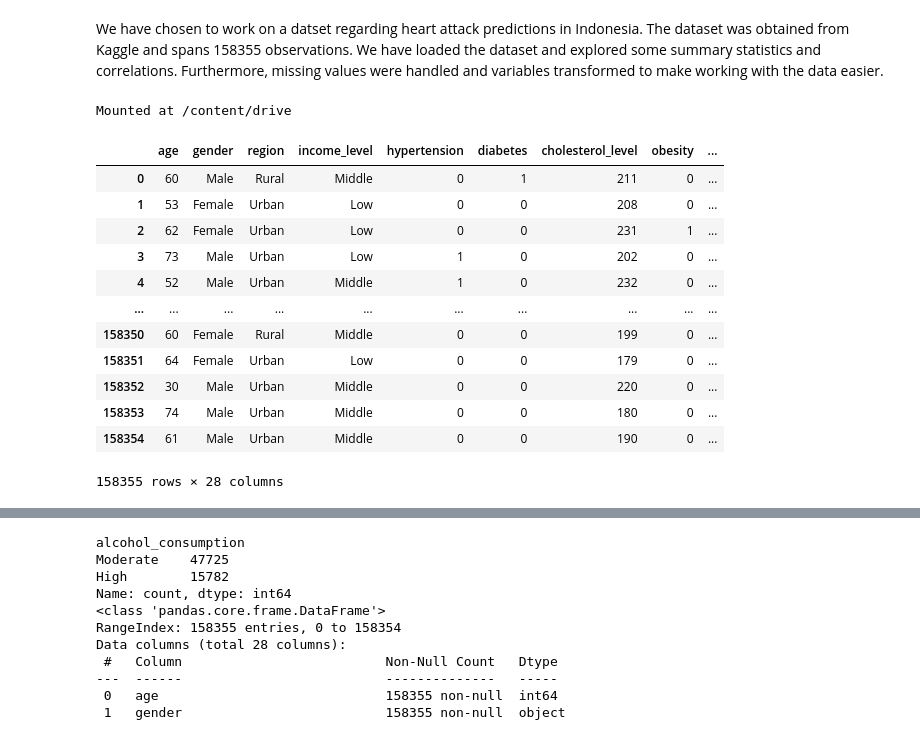
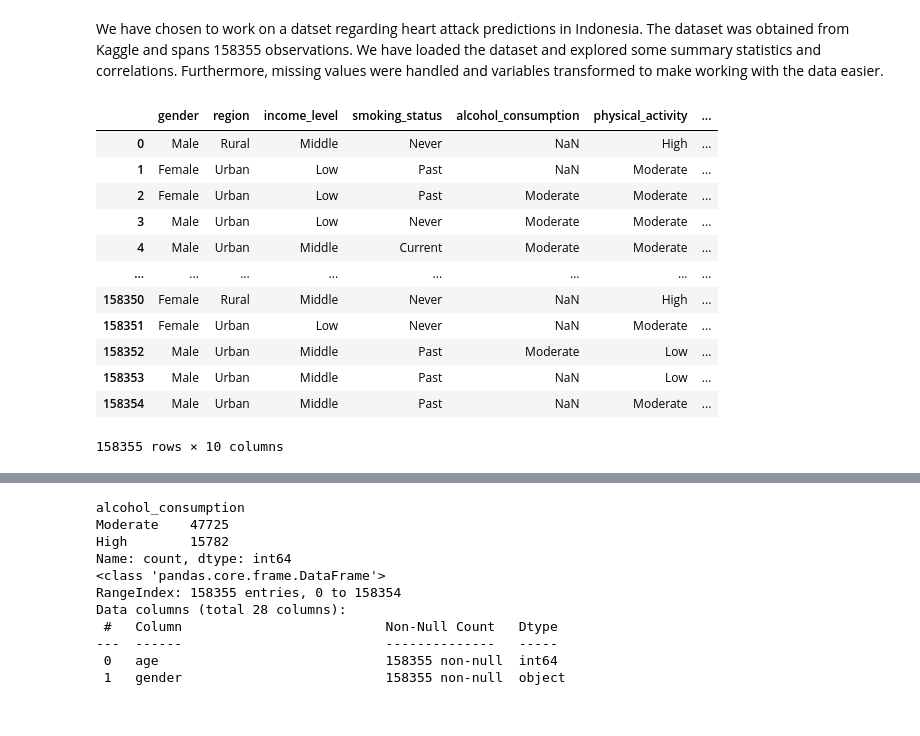
Before and after one commit to Rohne-K/TMDL_group1_project, a Jupyter notebook: week3_code.ipynb, the cells around one changed output, grey strips where cells are left out. Cells and saved outputs as stored; diff of their text form; code cells hidden in the pictures.

```diff
--- a/week3_code.ipynb
+++ b/week3_code.ipynb
@@ -3,8 +1,6 @@
 # %% [markdown]
 We have chosen to work on a datset regarding heart attack predictions in Indonesia. The dataset was obtained from Kaggle and spans 158355 observations. We have loaded the dataset and explored some summary statistics and correlations. Furthermore, missing values were handled and variables transformed to make working with the data easier.
 # %%
-from google.colab import drive
-drive.mount('/content/drive')
+# from google.colab import drive
+# drive.mount('/content/drive')
-# %% [output]
-Mounted at /content/drive
 # %%
@@ -18,21 +14,21 @@ import matplotlib.pyplot as plt
 import seaborn as sns
 # %%
 df = pd.read_csv("heart_attack_prediction_indonesia.csv")
-df
+df.loc[:,['gender', 'region', 'income_level', 'smoking_status', 'alcohol_consumption', 'physical_activity', 'dietary_habits', 'air_pollution_exposure', 'stress_level', 'EKG_results']]
 # %% [output]
-|  | age | gender | region | income_level | hypertension | diabetes | cholesterol_level | obesity | ... |
-| 0 | 60 | Male | Rural | Middle | 0 | 1 | 211 | 0 | ... |
-| 1 | 53 | Female | Urban | Low | 0 | 0 | 208 | 0 | ... |
-| 2 | 62 | Female | Urban | Low | 0 | 0 | 231 | 1 | ... |
-| 3 | 73 | Male | Urban | Low | 1 | 0 | 202 | 0 | ... |
-| 4 | 52 | Male | Urban | Middle | 1 | 0 | 232 | 0 | ... |
-| ... | ... | ... | ... | ... | ... | ... | ... | ... | ... |
-| 158350 | 60 | Female | Rural | Middle | 0 | 0 | 199 | 0 | ... |
-| 158351 | 64 | Female | Urban | Low | 0 | 0 | 179 | 0 | ... |
-| 158352 | 30 | Male | Urban | Middle | 0 | 0 | 220 | 0 | ... |
-| 158353 | 74 | Male | Urban | Middle | 0 | 0 | 180 | 0 | ... |
-| 158354 | 61 | Male | Urban | Middle | 0 | 0 | 190 | 0 | ... |
+|  | gender | region | income_level | smoking_status | alcohol_consumption | physical_activity | ... |
+| 0 | Male | Rural | Middle | Never | NaN | High | ... |
+| 1 | Female | Urban | Low | Past | NaN | Moderate | ... |
+| 2 | Female | Urban | Low | Past | Moderate | Moderate | ... |
+| 3 | Male | Urban | Low | Never | Moderate | Moderate | ... |
+| 4 | Male | Urban | Middle | Current | Moderate | Moderate | ... |
+| ... | ... | ... | ... | ... | ... | ... | ... |
+| 158350 | Female | Rural | Middle | Never | NaN | High | ... |
+| 158351 | Female | Urban | Low | Never | NaN | Moderate | ... |
+| 158352 | Male | Urban | Middle | Past | Moderate | Low | ... |
+| 158353 | Male | Urban | Middle | Past | NaN | Low | ... |
+| 158354 | Male | Urban | Middle | Past | NaN | Moderate | ... |
-158355 rows × 28 columns
+158355 rows × 10 columns
 # %%
 display(df.describe())
 df.info()
```
Also changed, not shown: parts of 13 cells of this notebook.
